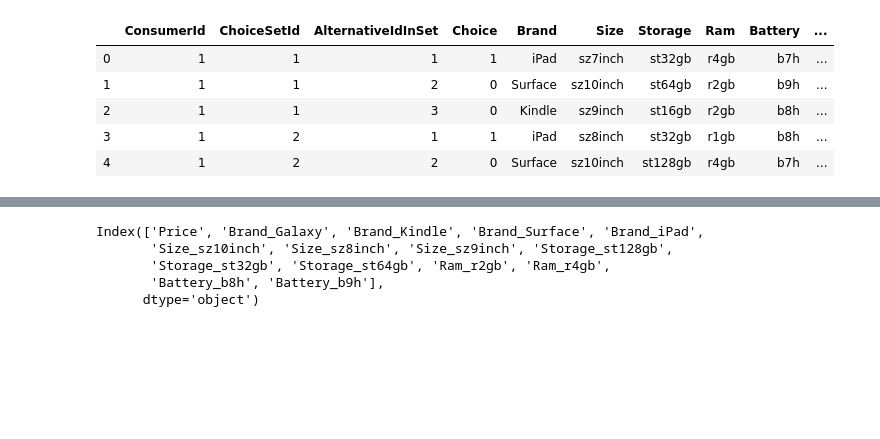
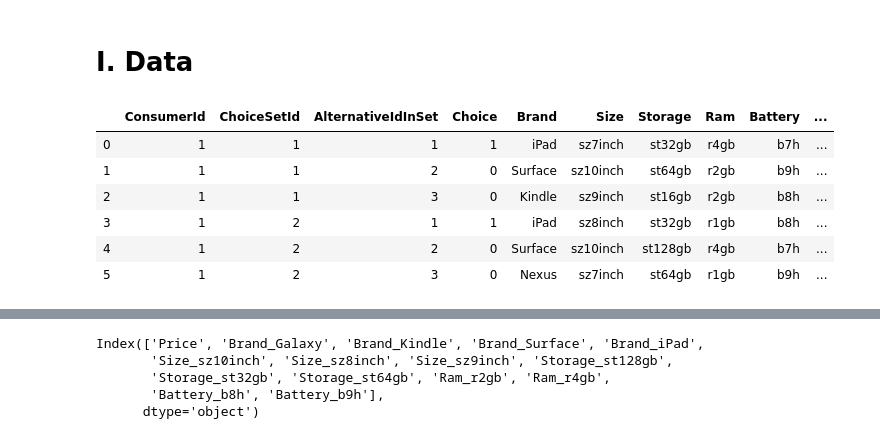
Before and after one commit to nguyenkhoi6394/Conjoint-Analysis, a Jupyter notebook: Choice-based Conjoint.ipynb, the cells around one changed output, grey strips where cells are left out. Saved outputs shown, nothing was run; the diff lists cells and outputs as text; code cells hidden in the pictures; blank space fills up the shorter version.

```diff
--- a/Choice-based Conjoint.ipynb
+++ b/Choice-based Conjoint.ipynb
@@ -19,15 +17,21 @@ Requirement already satisfied: patsy>=0.4.0 in d:\program files\data science\ana
 Requirement already satisfied: pytz>=2017.2 in d:\program files\data science\anaconda\lib\site-packages (from pandas>=0.19->statsmodels) (2019.3)
 Requirement already satisfied: python-dateutil>=2.6.1 in d:\program files\data science\anaconda\lib\site-packages (from pandas>=0.19->statsmodels) (2.8.0)
 Requirement already satisfied: six in d:\program files\data science\anaconda\lib\site-packages (from patsy>=0.4.0->statsmodels) (1.12.0)
+# %% [markdown]
+# I. Data
 # %%
-df=pd.read_csv('conjoint_tablet_data.csv')
+data=pd.read_csv('conjoint_tablet_data.csv')
+df=data.copy() #we will keep the original dataset for other uses
+
 df['Price']=df['Price'].str[1:]
 df['Price']=df['Price'].astype('int')
-df.head(5)
+
+df.head(6)
 # %% [output]
 |  | ConsumerId | ChoiceSetId | AlternativeIdInSet | Choice | Brand | Size | Storage | Ram | Battery | ... |
 | 0 | 1 | 1 | 1 | 1 | iPad | sz7inch | st32gb | r4gb | b7h | ... |
 | 1 | 1 | 1 | 2 | 0 | Surface | sz10inch | st64gb | r2gb | b9h | ... |
 | 2 | 1 | 1 | 3 | 0 | Kindle | sz9inch | st16gb | r2gb | b8h | ... |
 | 3 | 1 | 2 | 1 | 1 | iPad | sz8inch | st32gb | r1gb | b8h | ... |
 | 4 | 1 | 2 | 2 | 0 | Surface | sz10inch | st128gb | r4gb | b7h | ... |
+| 5 | 1 | 2 | 3 | 0 | Nexus | sz7inch | st64gb | r1gb | b9h | ... |
```
Also changed, not shown: parts of 33 cells of this notebook, 1 other file.
